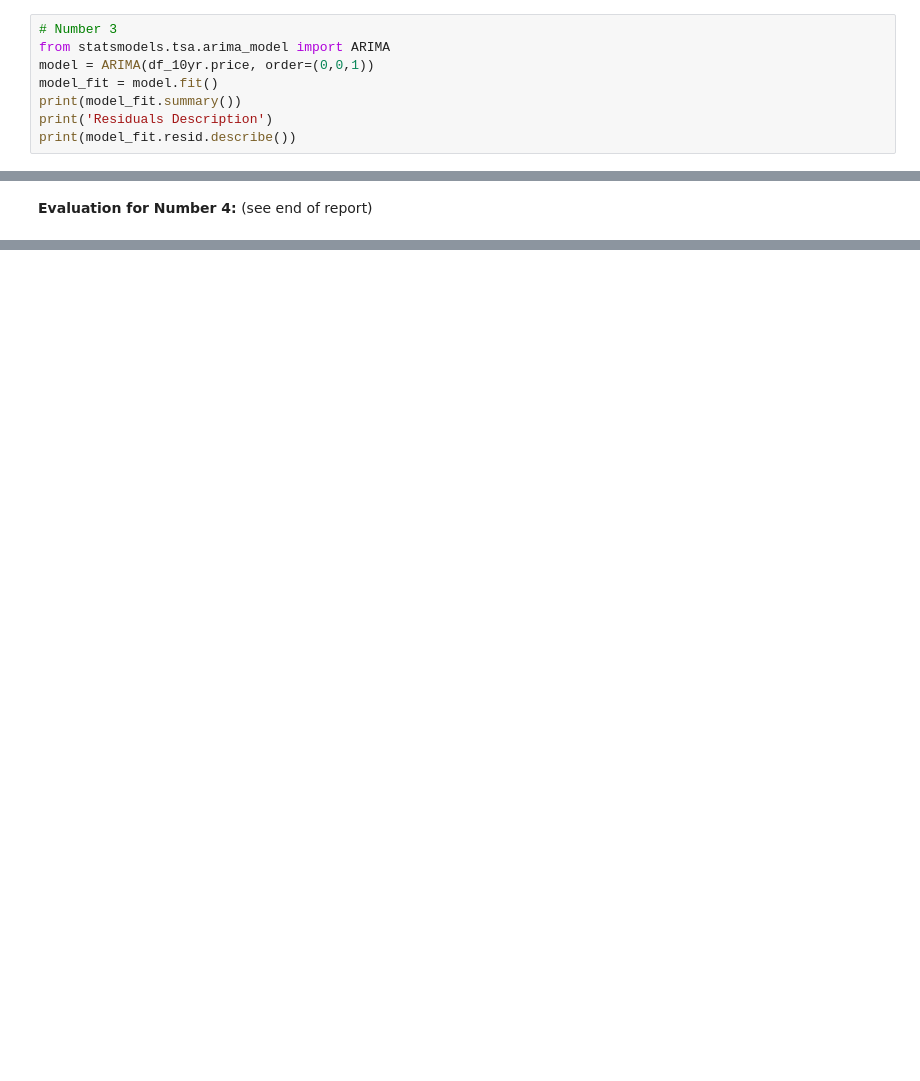
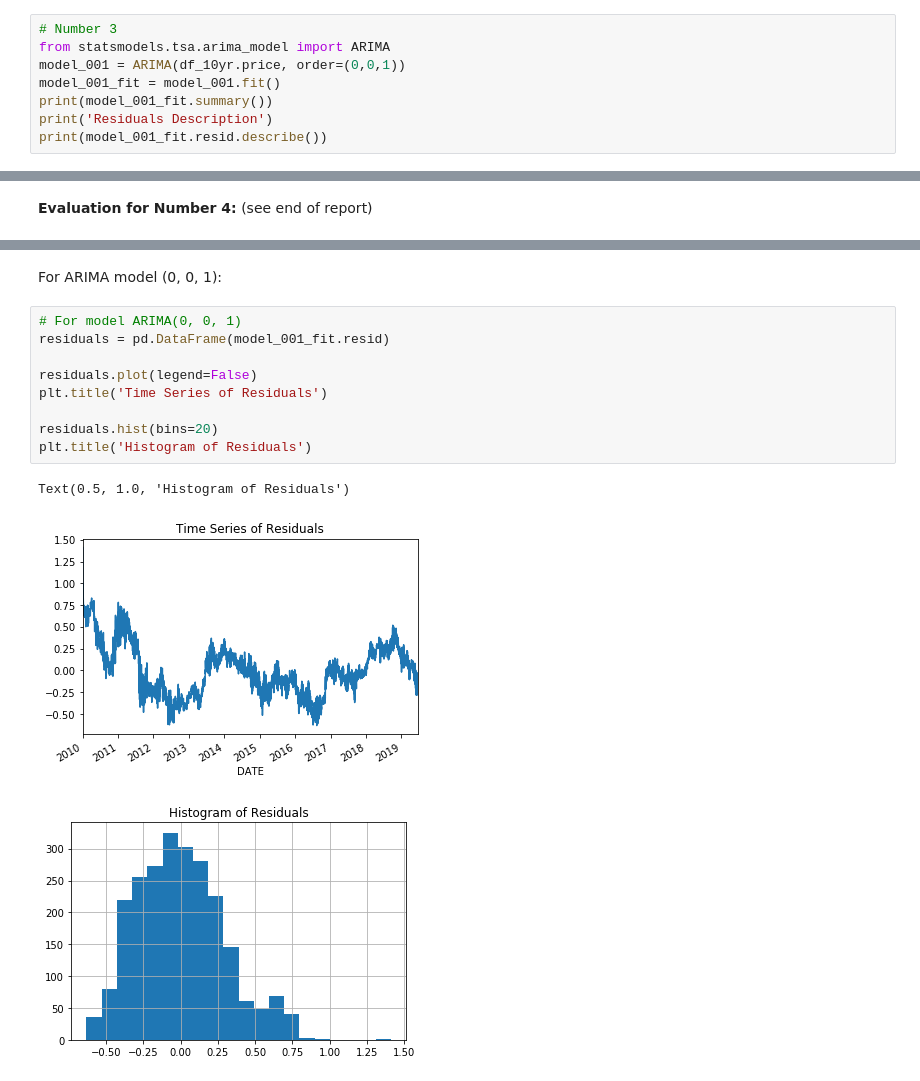
Before and after one commit to etterfred/Thinkful, a Jupyter notebook: 6.1_time_challenge.ipynb, the cells around one changed output, grey strips where cells are left out. Drawn from its saved outputs; the diff is of its cells as text; blank space fills up the shorter version.

```diff
--- a/6.1_time_challenge.ipynb
+++ b/6.1_time_challenge.ipynb
@@ -149,11 +149,11 @@ dtype: float64
 # %%
 # Number 3
 from statsmodels.tsa.arima_model import ARIMA
-model = ARIMA(df_10yr.price, order=(0,0,1))
-model_fit = model.fit()
-print(model_fit.summary())
+model_001 = ARIMA(df_10yr.price, order=(0,0,1))
+model_001_fit = model_001.fit()
+print(model_001_fit.summary())
 print('Residuals Description')
-print(model_fit.resid.describe())
+print(model_001_fit.resid.describe())
 # %% [output]
                               ARMA Model Results
 ==============================================================================
@@ -229,0 +264,15 @@ dtype: float64
+# %% [markdown]
+For ARIMA model (0, 0, 1):
+# %%
+# For model ARIMA(0, 0, 1)
+residuals = pd.DataFrame(model_001_fit.resid)
+
+residuals.plot(legend=False)
+plt.title('Time Series of Residuals')
+
+residuals.hist(bins=20)
+plt.title('Histogram of Residuals')
+# %% [output]
+Text(0.5, 1.0, 'Histogram of Residuals')
+[figure, added]
+[figure, added]
```
Also changed, not shown: parts of 15 cells of this notebook.
